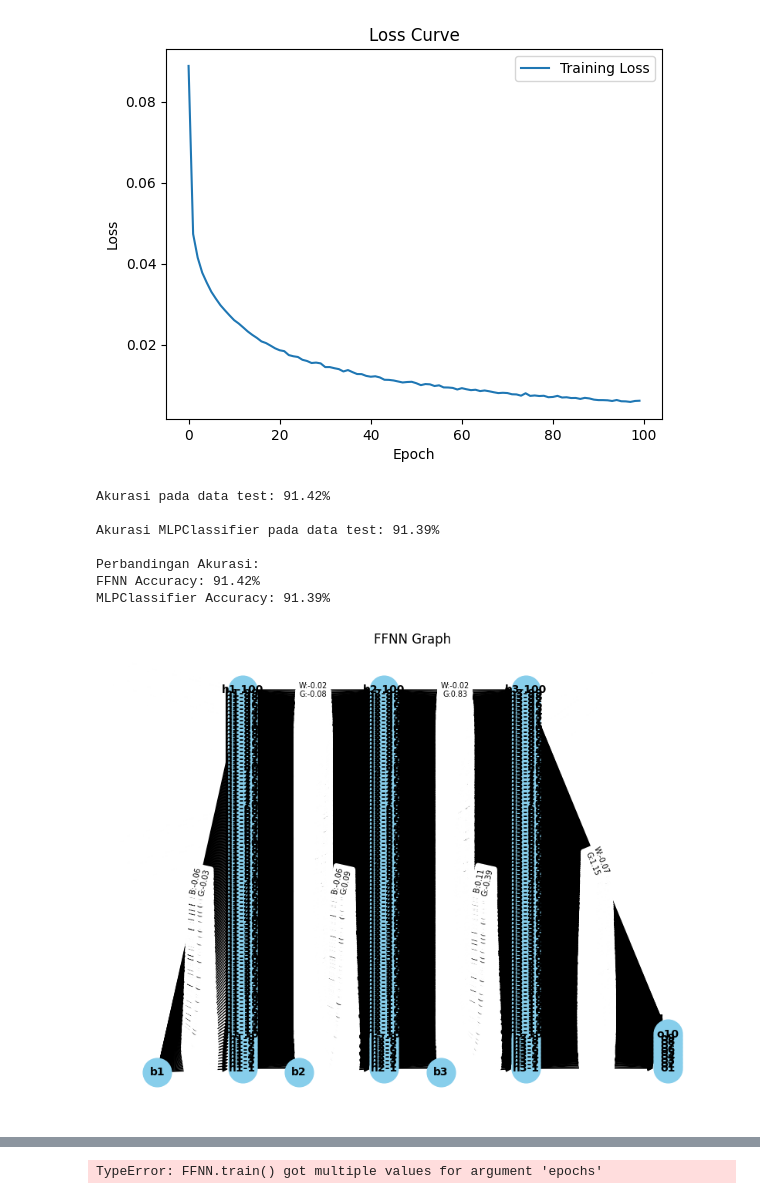
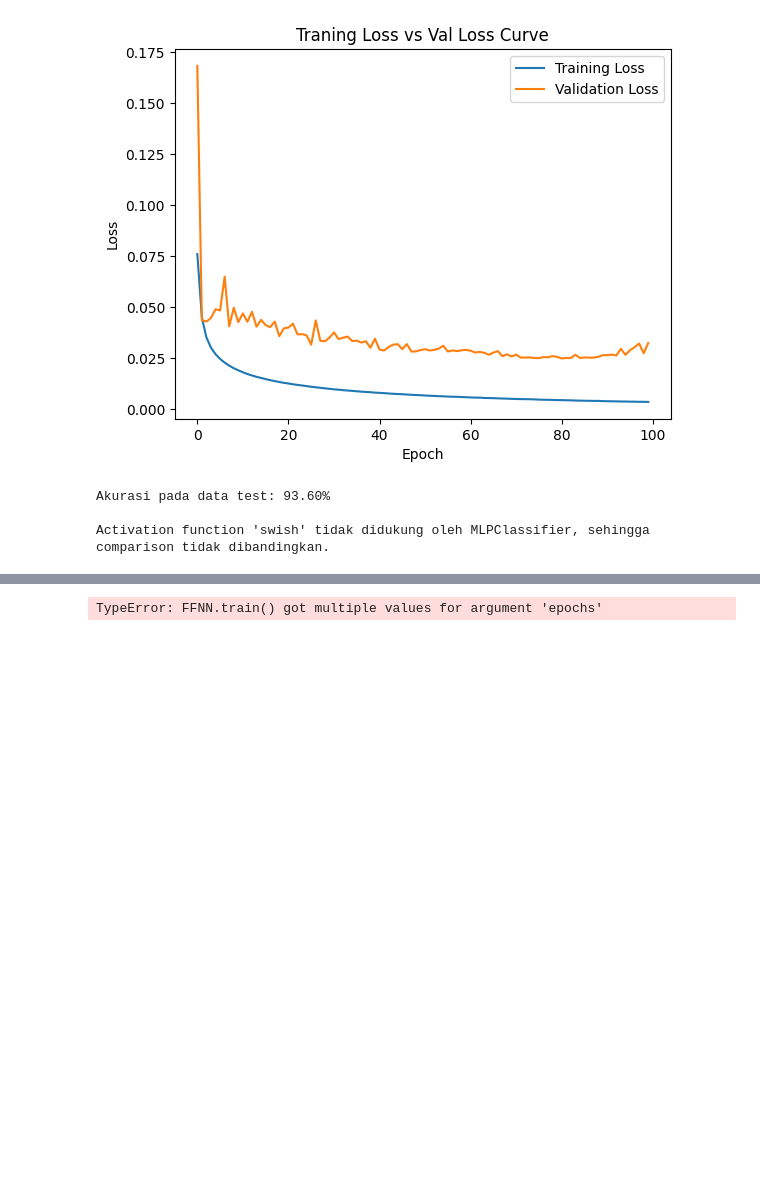
Before and after one commit to pandaandsushi/IF3270_Tubes1_FFNN, a Jupyter notebook: src/notebook.ipynb, the cells around one changed output, grey strips where cells are left out. Saved outputs shown, nothing was run; the diff lists cells and outputs as text; code cells hidden in the pictures; blank space fills up the shorter version.

Commit message:
fix: kelupaan val loss graphic (kehapus njir)

```diff
--- a/src/notebook.ipynb
+++ b/src/notebook.ipynb
@@ -143,9 +143,6 @@ def main(X_train, X_test, y_train, y_test):
 
         # Input activation function
         act_functions = input(f"Masukkan jenis activation function ({default_activation}): ")
-
-        # Validasi untuk penyesuaian dengan MLP Scikit-Learn
-        valid_act = ['linear', 'sigmoid', 'relu', 'tanh']
 
         if act_functions == 'linear':
             act_functions_mlp = 'identity'
@@ -228,7 +225,7 @@ def main(X_train, X_test, y_train, y_test):
         )
 
         # Melatih model
-        model.train(X_train, y_train, epochs=epochs, learning_rate=learning_rate, batch_size=batch_size, verbose=verbose)
+        model.train(X_train, y_train, epochs=epochs, learning_rate=learning_rate, batch_size=batch_size, verbose=verbose, X_val=X_test, y_val=y_test)
 
         # Evaluasi pada data test
 
@@ -293,9 +290,4 @@ Epoch 100/100 - Loss: 0.0061
-[figure, old version]
+[figure, new version]
-Akurasi pada data test: 91.42%
+Akurasi pada data test: 93.60%
 
-Akurasi MLPClassifier pada data test: 91.39%
-
-Perbandingan Akurasi:
-FFNN Accuracy: 91.42%
-MLPClassifier Accuracy: 91.39%
+Activation function 'swish' tidak didukung oleh MLPClassifier, sehingga comparison tidak dibandingkan.
-[figure, removed]
```
Also changed, not shown: parts of 3 cells of this notebook, 1 other file.
